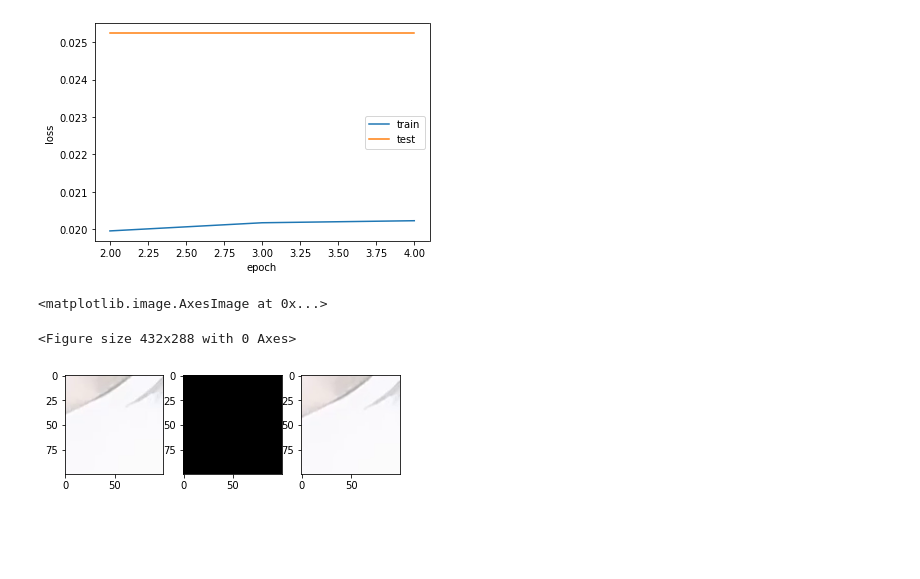
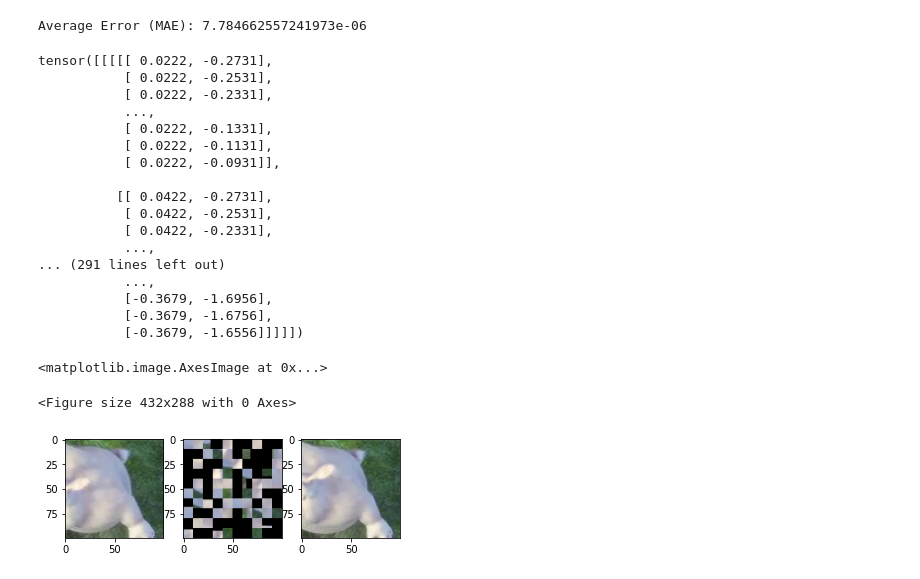
Before and after one commit to Vestaia/SmoothBrain, a Jupyter notebook: Code/Kernels.ipynb, the cells around one changed output. Drawn from its saved outputs; the diff is of its cells as text; code cells hidden in the pictures; blank space fills up the shorter version.

```diff
--- a/Code/Kernels.ipynb
+++ b/Code/Kernels.ipynb
@@ -169,11 +169,12 @@ def kernel_mat(kernel, x, **kwargs):
     return kernel(x[:,None,:] , x[None,:,:], **kwargs)
 # %%
 def vectoimg(vectors, source):
-    grid = torch.stack(list(torch.meshgrid(torch.arange(0,gridsize),torch.arange(0,gridsize))),dim=2)
+    grid = torch.stack(list(torch.meshgrid(torch.arange(0,gridsize*2./blocksize,2./blocksize),torch.arange(0,gridsize*2./blocksize,2./blocksize))),dim=2)
     grid = torch.flatten(grid,0,1)
     vectors = torch.unsqueeze(vectors, -2)
     blocks = grid + vectors
     blocks = blocks.view(*blocks.shape[:2],10,10,2)
+    print(blocks)
     pred = torch.empty(len(vectors), 3, blocksize, blocksize)
     for i in range(gridcells):
         for j in range(gridcells):
@@ -193,6 +194,7 @@ def learn(net, optimizer, loss_func, X, y, batch_size=50, device='cpu'):
         tx = X[indicies[batch*batch_size:(batch+1)*batch_size]].to(device)
         ty = y[indicies[batch*batch_size:(batch+1)*batch_size]].to(device)
         vectors = net(tx)
+        print(vectors)
         pred = vectoimg(vectors, tx[:,:3])
         loss = calc(pred, ty)
         totalloss += loss.detach()
@@ -207,20 +209,12 @@ def test(net, loss_func, X, y, batch_size=50, device='cpu'):
     net.eval()
     totalloss=0
     batches = int(np.floor(len(X)/batch_size))
-    grid = torch.stack(list(torch.meshgrid(torch.arange(0,gridsize),torch.arange(0,gridsize))),dim=2)
-    grid = torch.flatten(grid,0,1)
     for batch in range(batches):
         tx = X[batch*batch_size:(batch+1)*batch_size].to(device)
         ty = y[batch*batch_size:(batch+1)*batch_size].to(device)
-        vectors = net(tx)
-        vectors = torch.unsqueeze(vectors, -2)
-        blocks = grid + vectors
-        blocks = blocks.view(*blocks.shape[:2],10,10,2)
-        pred = torch.empty(len(vectors), 3, blocksize, blocksize)
-        for i in range(gridcells):
-            for j in range(gridcells):
-                pred[:,:,i*gridsize:(i+1)*gridsize,j*gridsize:(j+1)*gridsize] = F.grid_sample(tx[:,:3], blocks[:,i*gridcells+j])
-        totalloss += calc(pred, ty).detach()
+        vectors = net(tx).detach()
+        pred = vectoimg(vectors,tx[:,:3])
+        totalloss += calc(pred, ty)
     loss = totalloss/batches
     return loss.item()
 
@@ -284,5 +259,5 @@ def normalize(x):
 # %%
-vid = torch.swapaxes(torch.swapaxes(torchvision.io.read_video("sutego.mp4",20,25,pts_unit='sec')[0],2,3),1,2)/256
+vid = torch.swapaxes(torch.swapaxes(torchvision.io.read_video("mov_bbb.mp4",0,10,pts_unit='sec')[0],2,3),1,2)/256
 mapped = kornia.color.rgb_to_yuv(vid)
 # %%
 randlocx = torch.randint(0,mapped.shape[3]-blocksize, (mapped.shape[0],))
@@ -295,23 +270,48 @@ for i in range(mapped.shape[0]-2):
     targets[i] = mapped[i+1,:,randlocy[i]:randlocy[i]+blocksize,randlocx[i]:randlocx[i]+blocksize]
 # %%
 net = audioSep()
-optim = torch.optim.Adam(net.parameters(), 1)
-train(net, optim, MSE_loss, features, targets, 50, 2, epochs=4, plot=True)
+optim = torch.optim.Adam(net.parameters(), 0.001)
+train(net, optim, MSE_loss, features, targets, 50, 2, epochs=10, plot=True)
 # %% [output]
-[figure, removed]
+Average Error (MAE): 7.784662557241973e-06
 # %%
-frame = 6
+frame = 20
 vectors = net(features[frame:frame+1]).detach()
 img = vectoimg(vectors, features[frame:frame+1,:3])[0]
+
+# grid = torch.stack(list(torch.meshgrid(torch.arange(0,gridsize*2./blocksize,2./blocksize),torch.arange(0,gridsize*2./blocksize,2./blocksize))),dim=2)
+# grid = torch.flatten(grid,0,1)
+# blocks = grid - 0.99
+# print(blocks.shape)
+# blocks = blocks.view(1,10,10,2)
+# img = F.grid_sample(features[frame:frame+1,:3], blocks)[0]
+
 plt.figure()
 fig, subplot = plt.subplots(1,3)
 subplot[0].imshow(torch.swapaxes(torch.swapaxes(kornia.color.yuv_to_rgb(features[frame,:3]),0,2),0,1))
 subplot[1].imshow(torch.swapaxes(torch.swapaxes(kornia.color.yuv_to_rgb(img),0,2),0,1))
 subplot[2].imshow(torch.swapaxes(torch.swapaxes(kornia.color.yuv_to_rgb(features[frame,3:]),0,2),0,1))
 # %% [output]
-<matplotlib.image.AxesImage at 0x...>
+tensor([[[[[ 0.0222, -0.2731],
+           [ 0.0222, -0.2531],
+           [ 0.0222, -0.2331],
+           ...,
+           [ 0.0222, -0.1331],
+           [ 0.0222, -0.1131],
+           [ 0.0222, -0.0931]],
+
+          [[ 0.0422, -0.2731],
+           [ 0.0422, -0.2531],
+           [ 0.0422, -0.2331],
+           ...,
+... (291 lines left out)
+           ...,
+           [-0.3679, -1.6956],
+           [-0.3679, -1.6756],
+           [-0.3679, -1.6556]]]]])
-<Figure size 432x288 with 0 Axes>
+<matplotlib.image.AxesImage at 0x...>
+<Figure size 432x288 with 0 Axes>
-[figure, old version]
+[figure, new version]
 # %%
 print(vectors)
 # %% [output]
```
Also changed, not shown: parts of 2 cells of this notebook.
